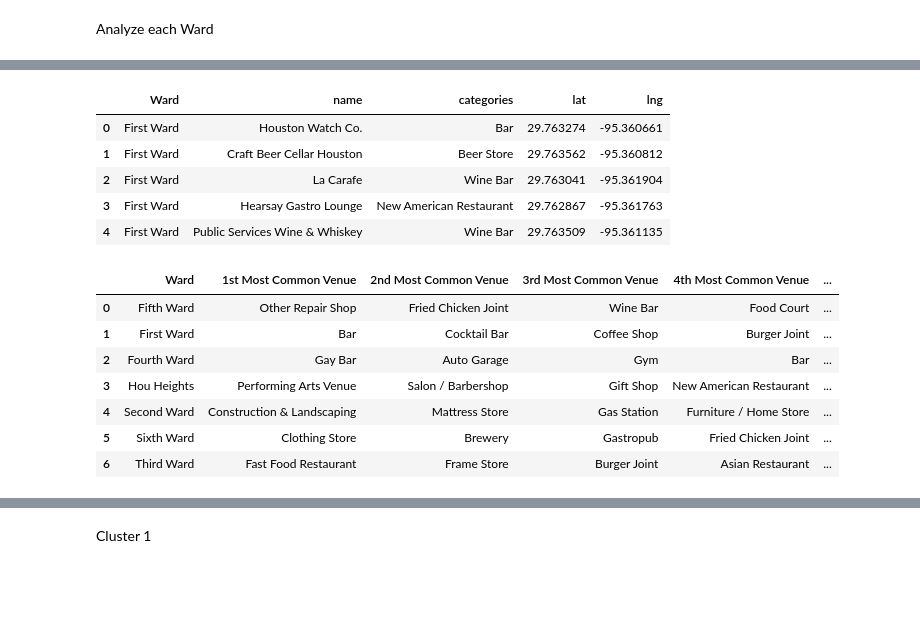
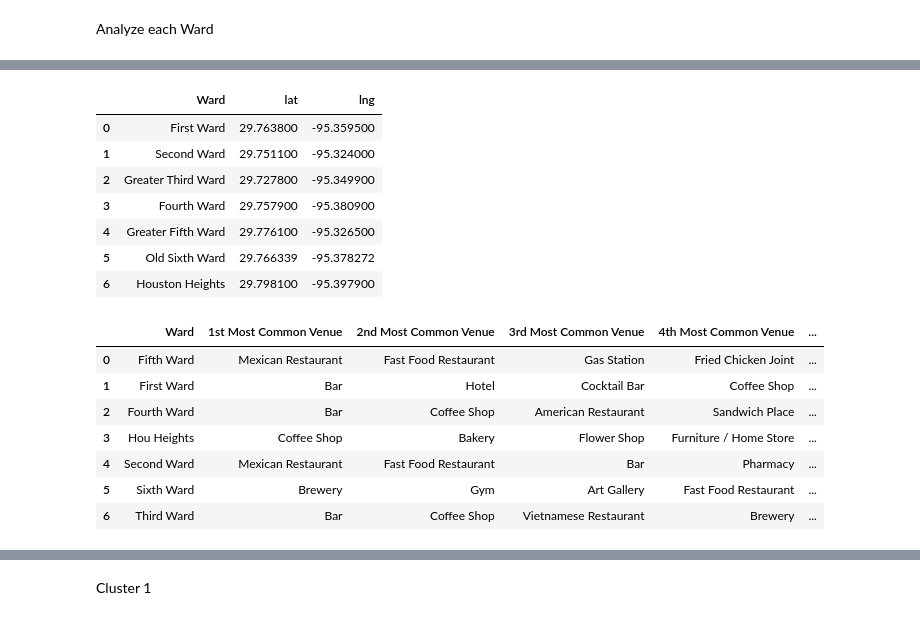
Before and after one commit to jwhit-ed/Coursera_Capstone, a Jupyter notebook: Capstone_Wk4_Part2.ipynb, the cells around one changed output, grey strips where cells are left out. Cells and saved outputs as stored; diff of their text form; code cells hidden in the pictures; blank space fills up the shorter version.

```diff
--- a/Capstone_Wk4_Part2.ipynb
+++ b/Capstone_Wk4_Part2.ipynb
@@ -857,13 +905,18 @@ for hood in Hou_WardHH_DF_grouped['Ward']:
 # %%
-Hou_WardHH_DF = Hou_WardHH_DF[['Ward','name', 'categories', 'lat', 'lng']]
-Hou_WardHH_DF[:5]
+#Hou_WardHH_DF = Hou_WardHH_DF[['Ward', 'lat', 'lng']]
+#Hou_WardHH_DF[:5]
+
+Hou_wards_df.columns = ['Ward', 'lat', 'lng']
+Hou_wards_df
 # %% [output]
-|  | Ward | name | categories | lat | lng |
-| 0 | First Ward | Houston Watch Co. | Bar | 29.763274 | -95.360661 |
-| 1 | First Ward | Craft Beer Cellar Houston | Beer Store | 29.763562 | -95.360812 |
-| 2 | First Ward | La Carafe | Wine Bar | 29.763041 | -95.361904 |
-| 3 | First Ward | Hearsay Gastro Lounge | New American Restaurant | 29.762867 | -95.361763 |
-| 4 | First Ward | Public Services Wine & Whiskey | Wine Bar | 29.763509 | -95.361135 |
+|  | Ward | lat | lng |
+| 0 | First Ward | 29.763800 | -95.359500 |
+| 1 | Second Ward | 29.751100 | -95.324000 |
+| 2 | Greater Third Ward | 29.727800 | -95.349900 |
+| 3 | Fourth Ward | 29.757900 | -95.380900 |
+| 4 | Greater Fifth Ward | 29.776100 | -95.326500 |
+| 5 | Old Sixth Ward | 29.766339 | -95.378272 |
+| 6 | Houston Heights | 29.798100 | -95.397900 |
 # %%
 def return_most_common_venues(row, num_top_venues):
     row_categories = row.iloc[1:]
@@ -871,7 +924,7 @@ def return_most_common_venues(row, num_top_venues):
 
     return row_categories_sorted.index.values[0:num_top_venues]
 # %%
-num_top_venues = 5
+num_top_venues = 10
 
 indicators = ['st', 'nd', 'rd']
 
@@ -893,10 +946,10 @@ for ind in np.arange(Hou_WardHH_DF_grouped.shape[0]):
 neighborhoods_venues_sorted
 # %% [output]
 |  | Ward | 1st Most Common Venue | 2nd Most Common Venue | 3rd Most Common Venue | 4th Most Common Venue | ... |
-| 0 | Fifth Ward | Other Repair Shop | Fried Chicken Joint | Wine Bar | Food Court | ... |
-| 1 | First Ward | Bar | Cocktail Bar | Coffee Shop | Burger Joint | ... |
-| 2 | Fourth Ward | Gay Bar | Auto Garage | Gym | Bar | ... |
-| 3 | Hou Heights | Performing Arts Venue | Salon / Barbershop | Gift Shop | New American Restaurant | ... |
-| 4 | Second Ward | Construction & Landscaping | Mattress Store | Gas Station | Furniture / Home Store | ... |
-| 5 | Sixth Ward | Clothing Store | Brewery | Gastropub | Fried Chicken Joint | ... |
-| 6 | Third Ward | Fast Food Restaurant | Frame Store | Burger Joint | Asian Restaurant | ... |
+| 0 | Fifth Ward | Mexican Restaurant | Fast Food Restaurant | Gas Station | Fried Chicken Joint | ... |
+| 1 | First Ward | Bar | Hotel | Cocktail Bar | Coffee Shop | ... |
+| 2 | Fourth Ward | Bar | Coffee Shop | American Restaurant | Sandwich Place | ... |
+| 3 | Hou Heights | Coffee Shop | Bakery | Flower Shop | Furniture / Home Store | ... |
+| 4 | Second Ward | Mexican Restaurant | Fast Food Restaurant | Bar | Pharmacy | ... |
+| 5 | Sixth Ward | Brewery | Gym | Art Gallery | Fast Food Restaurant | ... |
+| 6 | Third Ward | Bar | Coffee Shop | Vietnamese Restaurant | Brewery | ... |
```
Also changed, not shown: parts of 43 cells of this notebook.
